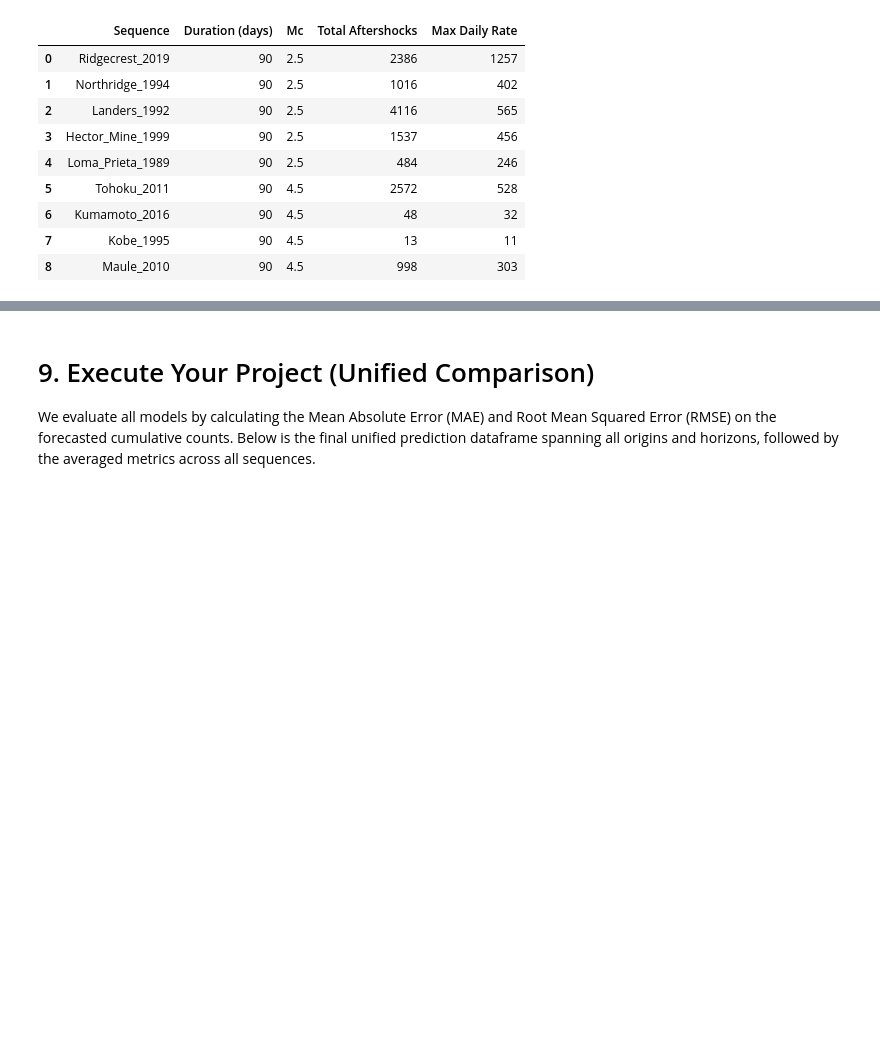
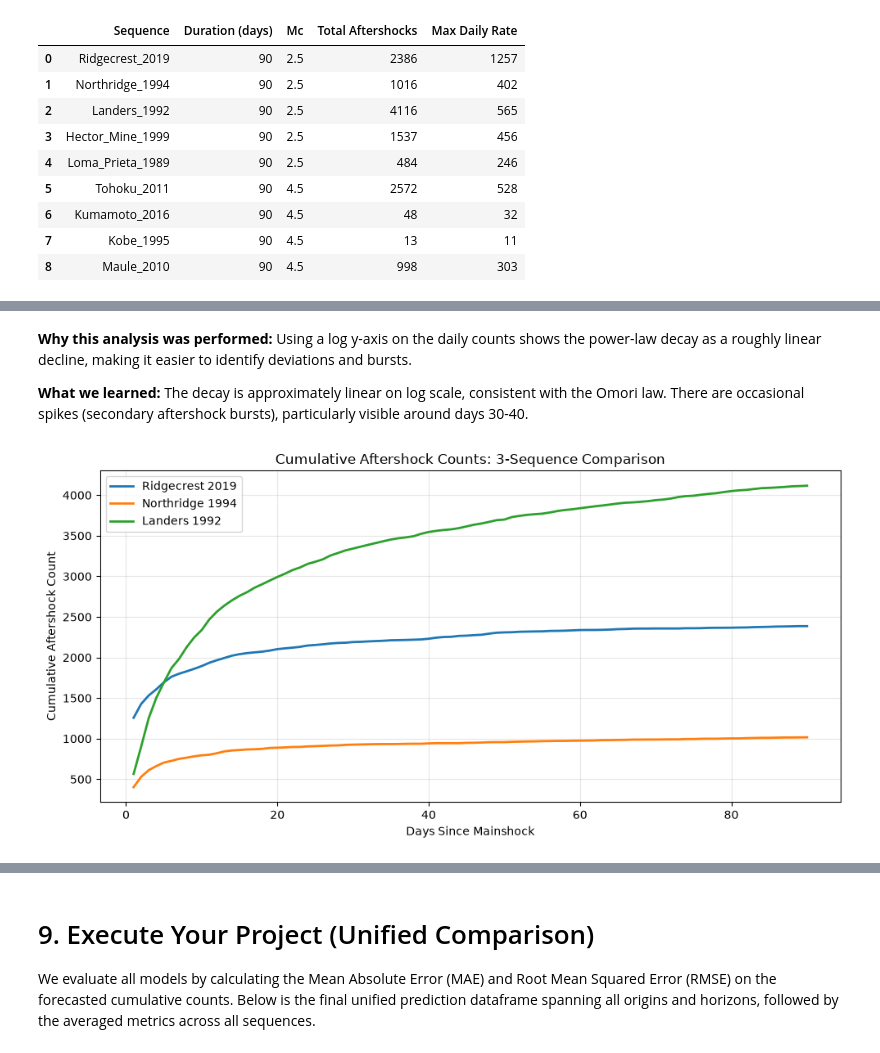
Before and after one commit to cronenberg64/aftershock-decay-forecasting, a Jupyter notebook: notebooks/capstone_main.ipynb, the cells around one changed output, grey strips where cells are left out. Saved outputs shown, nothing was run; the diff lists cells and outputs as text; code cells hidden in the pictures; blank space fills up the shorter version.

```diff
--- a/notebooks/capstone_main.ipynb
+++ b/notebooks/capstone_main.ipynb
@@ -149,5 +137,0 @@ Aftershock daily counts follow a power-law decay spanning massive orders of magn
-# %%
-STAT_REPORT = os.path.join(PROJECT_ROOT, 'reports', 'stationarity.md')
-if os.path.exists(STAT_REPORT):
-    with open(STAT_REPORT, 'r') as f:
-        display(Markdown(f.read()))
@@ -238,0 +217,26 @@ We applied the following suite of models using rolling-origin cross-validation (
+# %% [markdown]
+**Why this analysis was performed:**
+Using a log y-axis on the daily counts shows the power-law decay as a roughly linear decline, making it easier to identify deviations and bursts.
+
+**What we learned:**
+The decay is approximately linear on log scale, consistent with the Omori law. There are occasional spikes (secondary aftershock bursts), particularly visible around days 30-40.
+# %%
+# Plot 3: Multi-line comparison of 3 sequences
+SEQUENCES = ['Ridgecrest_2019', 'Northridge_1994', 'Landers_1992']
+
+fig, ax = plt.subplots(figsize=(10, 5))
+for seq_name in SEQUENCES:
+    seq_path = os.path.join(PROJECT_ROOT, 'data', 'processed', f'{seq_name}_sequences_daily.parquet')
+    seq_df = pd.read_parquet(seq_path)
+    ax.plot(seq_df['days_since_mainshock'], seq_df['cumulative_count'],
+            linewidth=2, label=seq_name.replace('_', ' '))
+
+ax.set_xlabel('Days Since Mainshock')
+ax.set_ylabel('Cumulative Aftershock Count')
+ax.set_title('Cumulative Aftershock Counts: 3-Sequence Comparison')
+ax.legend()
+ax.grid(True, alpha=0.3)
+plt.tight_layout()
+plt.show()
+# %% [output]
+[figure, added]
```
Also changed, not shown: parts of 100 cells of this notebook, 3 other files.
